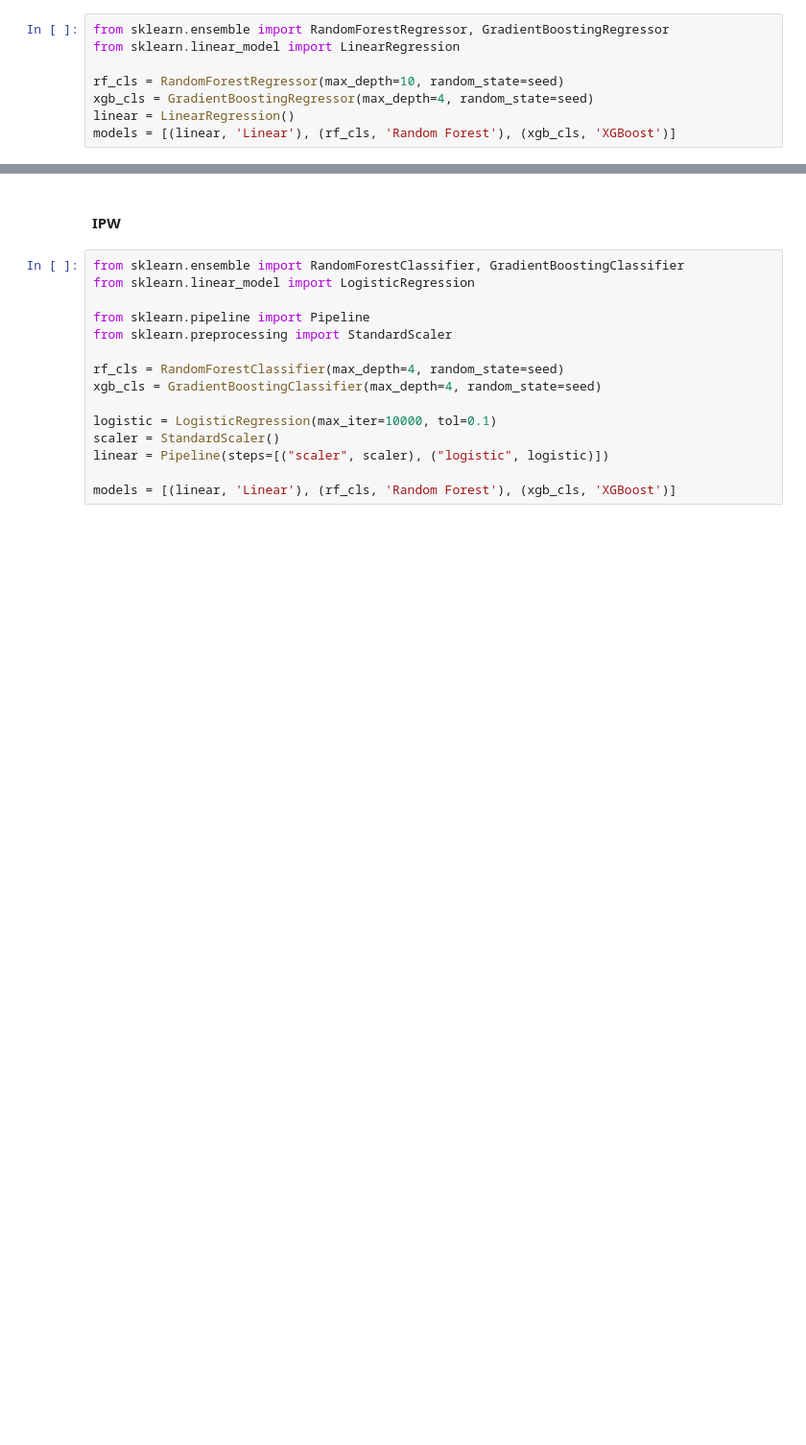
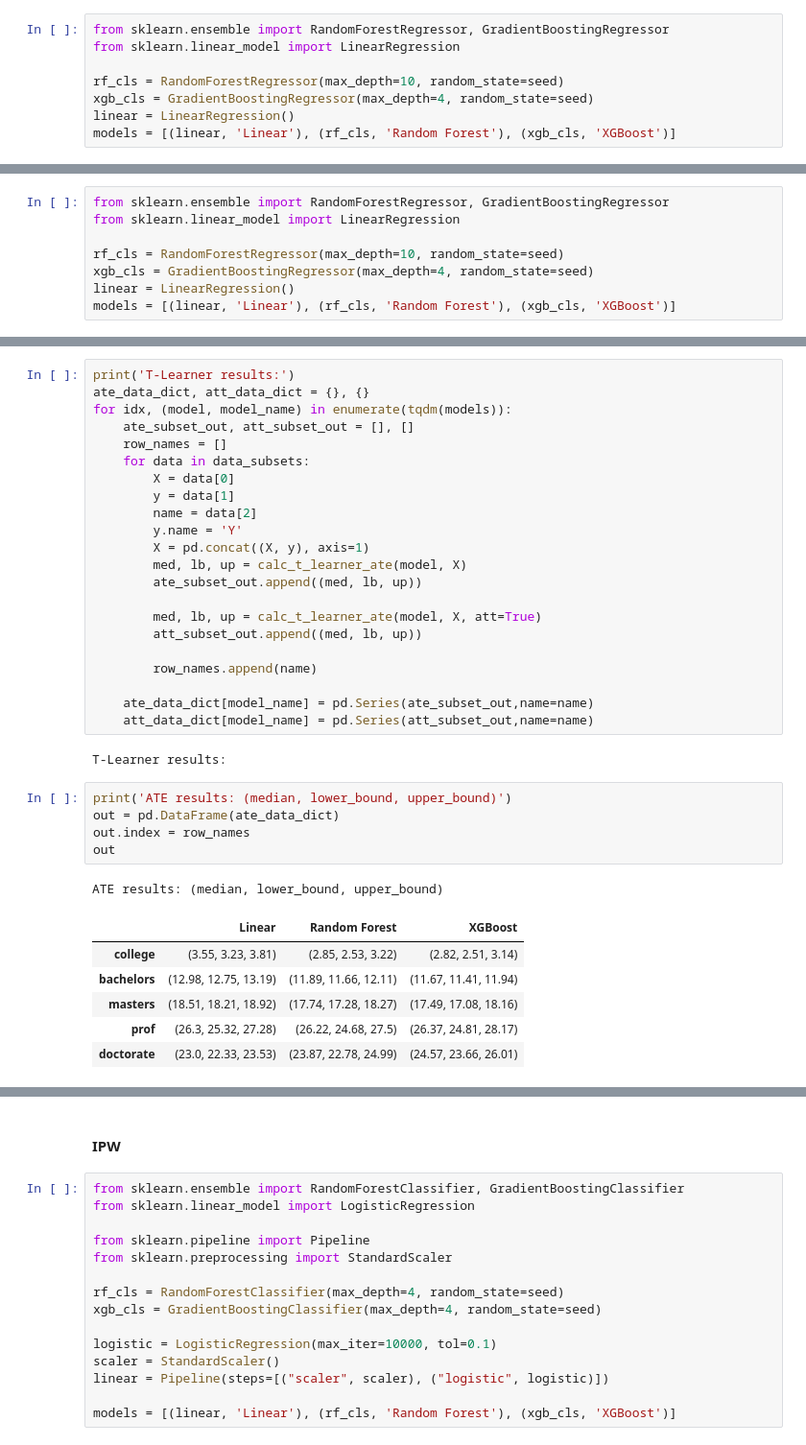
Before and after one commit to yevgm/causal-inf-project-2023, a Jupyter notebook: us_gov_dataset.ipynb, the cells around one changed output, grey strips where cells are left out. Shown: that part at 96% size. Saved outputs shown, nothing was run; the diff lists cells and outputs as text; blank space fills up the shorter version.

```diff
--- a/us_gov_dataset.ipynb
+++ b/us_gov_dataset.ipynb
@@ -304,0 +350,8 @@ ATT results: (median, lower_bound, upper_bound)
+# %%
+from sklearn.ensemble import RandomForestRegressor, GradientBoostingRegressor
+from sklearn.linear_model import LinearRegression
+
+rf_cls = RandomForestRegressor(max_depth=10, random_state=seed)
+xgb_cls = GradientBoostingRegressor(max_depth=4, random_state=seed)
+linear = LinearRegression()
+models = [(linear, 'Linear'), (rf_cls, 'Random Forest'), (xgb_cls, 'XGBoost')]
@@ -304,0 +390,37 @@ ATT results: (median, lower_bound, upper_bound)
+# %%
+print('T-Learner results:')
+ate_data_dict, att_data_dict = {}, {}
+for idx, (model, model_name) in enumerate(tqdm(models)):
+    ate_subset_out, att_subset_out = [], []
+    row_names = []
+    for data in data_subsets:
+        X = data[0]
+        y = data[1]
+        name = data[2]
+        y.name = 'Y'
+        X = pd.concat((X, y), axis=1)
+        med, lb, up = calc_t_learner_ate(model, X)
+        ate_subset_out.append((med, lb, up))
+
+        med, lb, up = calc_t_learner_ate(model, X, att=True)
+        att_subset_out.append((med, lb, up))
+
+        row_names.append(name)
+
+    ate_data_dict[model_name] = pd.Series(ate_subset_out,name=name)
+    att_data_dict[model_name] = pd.Series(att_subset_out,name=name)
+# %% [output]
+T-Learner results:
+# %%
+print('ATE results: (median, lower_bound, upper_bound)')
+out = pd.DataFrame(ate_data_dict)
+out.index = row_names
+out
+# %% [output]
+ATE results: (median, lower_bound, upper_bound)
+|  | Linear | Random Forest | XGBoost |
+| college | (3.55, 3.23, 3.81) | (2.85, 2.53, 3.22) | (2.82, 2.51, 3.14) |
+| bachelors | (12.98, 12.75, 13.19) | (11.89, 11.66, 12.11) | (11.67, 11.41, 11.94) |
+| masters | (18.51, 18.21, 18.92) | (17.74, 17.28, 18.27) | (17.49, 17.08, 18.16) |
+| prof | (26.3, 25.32, 27.28) | (26.22, 24.68, 27.5) | (26.37, 24.81, 28.17) |
+| doctorate | (23.0, 22.33, 23.53) | (23.87, 22.78, 24.99) | (24.57, 23.66, 26.01) |
```
Also changed, not shown: parts of 23 cells of this notebook, 3 other files.
